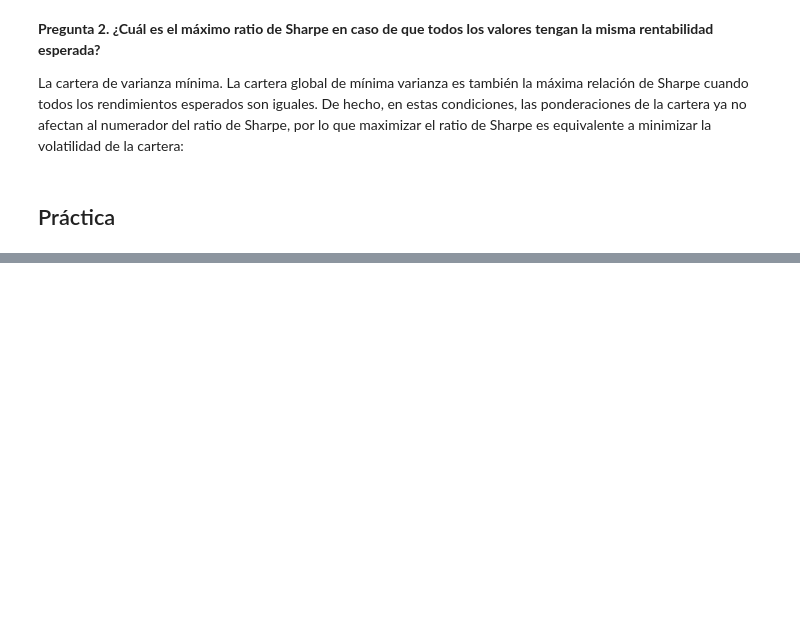
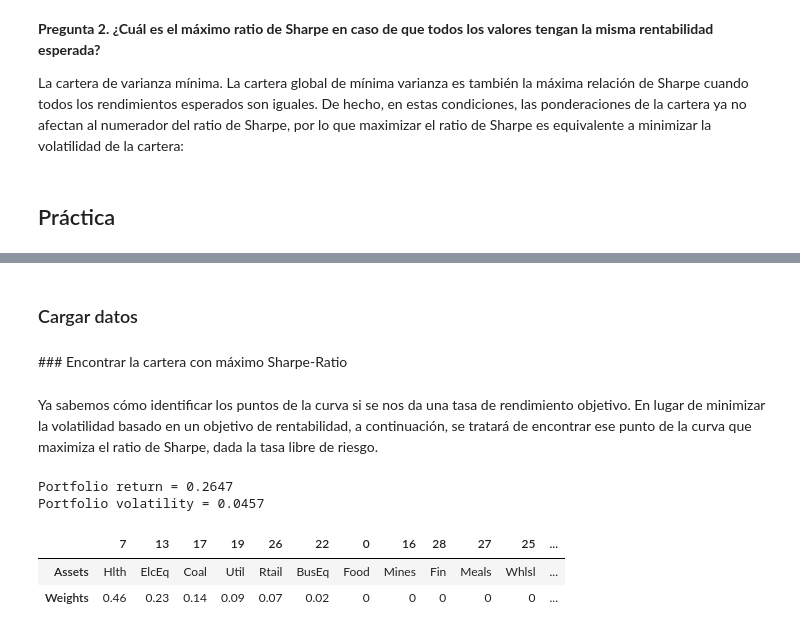
Before and after one commit to sergiomasavi/Portfolio_Construction_Analysis, a Jupyter notebook: Modulo 1. Introduction to Portfolio Construction and Analysis with Python/3. An Introduction to Portfolio Optimization/04_Fund_Separation_Theorem_and_the_Capital_Market_Line.ipynb, the cells around one changed output, grey strips where cells are left out. Drawn from its saved outputs; the diff is of its cells as text; code cells hidden in the pictures; blank space fills up the shorter version.

```diff
--- a/Modulo 1. Introduction to Portfolio Construction and Analysis with Python/3. An Introduction to Portfolio Optimization/04_Fund_Separation_Theorem_and_the_Capital_Market_Line.ipynb
+++ b/Modulo 1. Introduction to Portfolio Construction and Analysis with Python/3. An Introduction to Portfolio Optimization/04_Fund_Separation_Theorem_and_the_Capital_Market_Line.ipynb
@@ -71,0 +87,32 @@ La cartera de varianza mínima. La cartera global de mínima varianza es tambié
+# %% [markdown]
+### Cargar datos
+# %%
+df_ind = erk.get_ind_returns(filename='../data/ind30_m_vw_rets.csv')
+df_er = erk.annualize_rets(df_ind['1996':'2000'], 12)
+df_cov = df_ind['1996':'2000'].cov()
+# %% [markdown]
+### Encontrar la cartera con máximo Sharpe-Ratio
+# %% [markdown]
+Ya sabemos cómo identificar los puntos de la curva si se nos da una tasa de rendimiento objetivo. En lugar de minimizar la volatilidad basado en un objetivo de rentabilidad, a continuación, se tratará de encontrar ese punto de la curva que maximiza el ratio de Sharpe, dada la tasa libre de riesgo.
+# %%
+rfr = 0.1 # Risk Free Rate
+
+# Calcular pesos óptimos identificando la cartera sobre la frontera eficiente
+# con mayor Sharpe Ratio (rendimiento ajustado al riesgo por unidad de voltailidad)
+optimal_weights_msr, ret_msr, vol_msr= erk.msr(riskfree_rate=rfr, expected_returns=df_er, covmat=df_cov)
+df_optimal_portfolio = pd.DataFrame(columns=['Assets', 'Weights'])
+df_optimal_portfolio['Assets'] = pd.DataFrame(df_er).index.to_list()
+df_optimal_portfolio['Weights'] = optimal_weights_msr.round(2)
+
+print('Portfolio return = {:.4f}'.format(ret_msr))
+print('Portfolio volatility = {:.4f}'.format(vol_msr))
+# %% [output]
+Portfolio return = 0.2647
+Portfolio volatility = 0.0457
+# %%
+pd.options.display.max_columns=30
+df_optimal_portfolio.sort_values('Weights', ascending=False).T
+# %% [output]
+|  | 7 | 13 | 17 | 19 | 26 | 22 | 0 | 16 | 28 | 27 | 25 | ... |
+| Assets | Hlth | ElcEq | Coal | Util | Rtail | BusEq | Food | Mines | Fin | Meals | Whlsl | ... |
+| Weights | 0.46 | 0.23 | 0.14 | 0.09 | 0.07 | 0.02 | 0 | 0 | 0 | 0 | 0 | ... |
```
Also changed, not shown: parts of 9 cells of this notebook, 3 other files.
